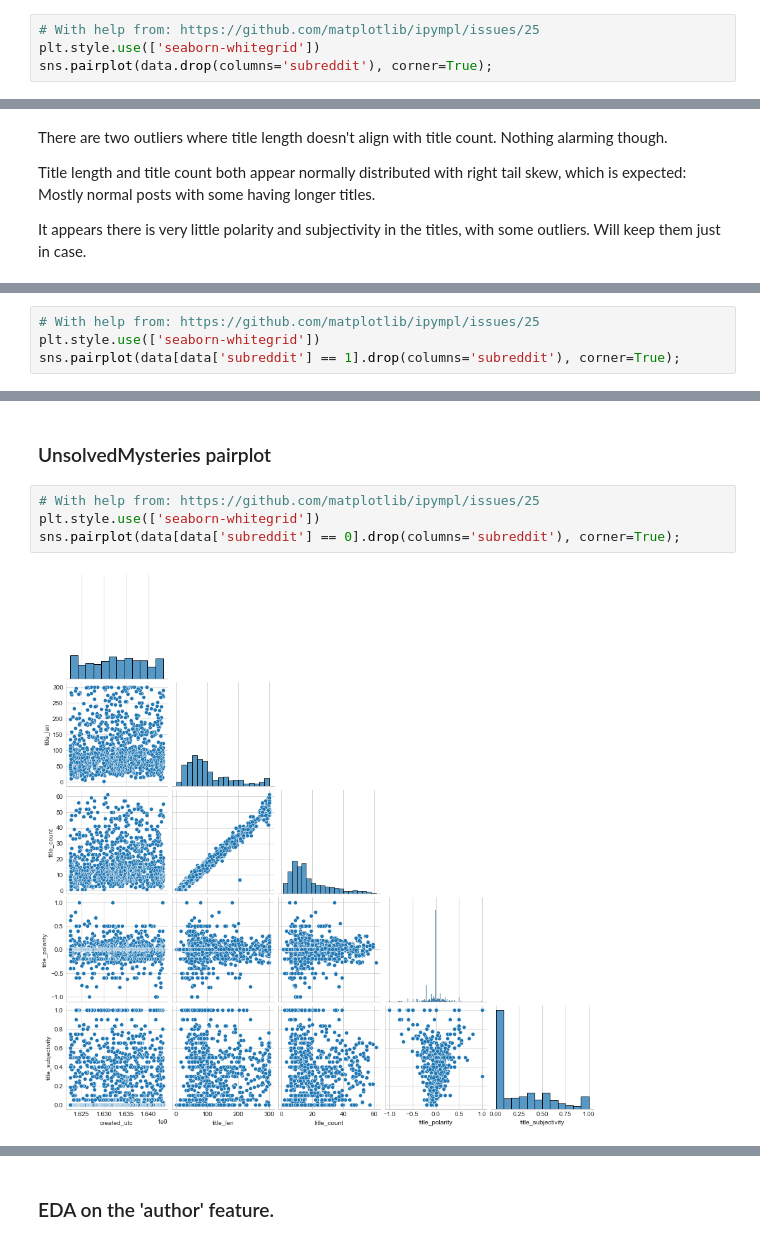
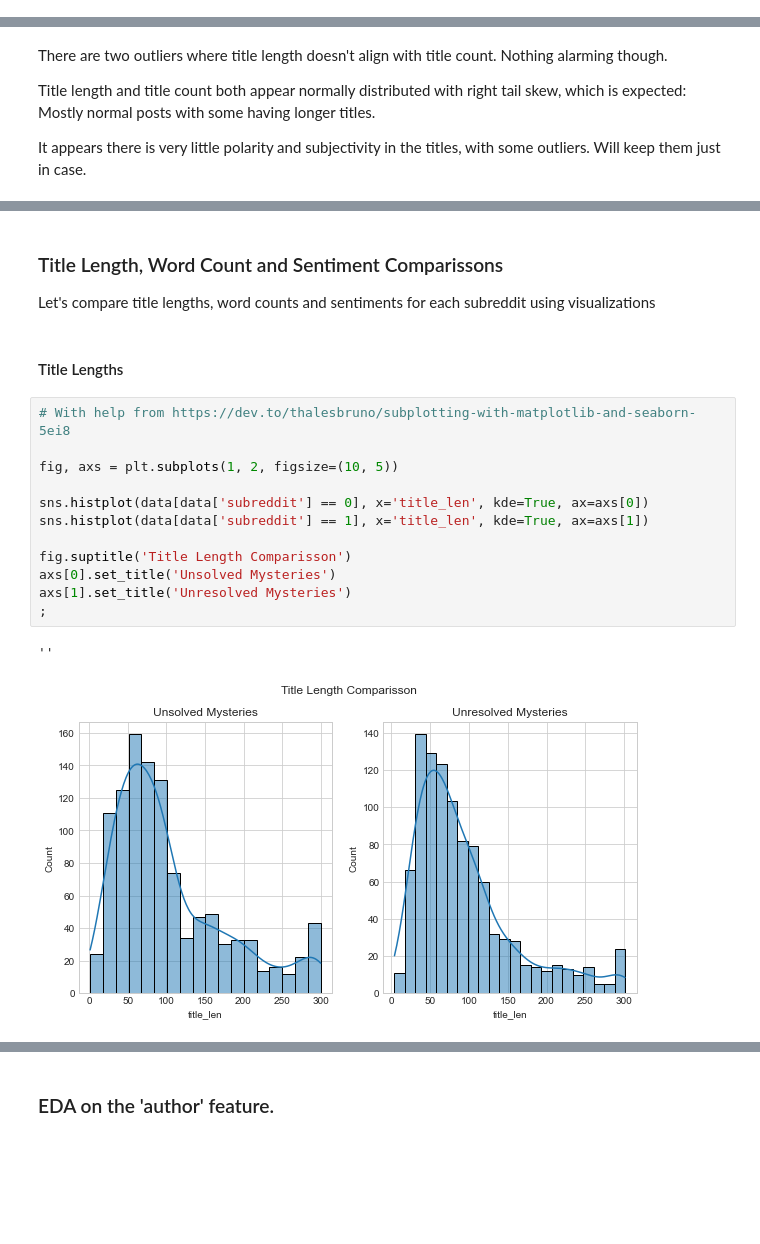
Before and after one commit to pezpet/general-assembly, a Jupyter notebook: projects/project-3-andres/code/02-cleaning-eda-model.ipynb, the cells around one changed output, grey strips where cells are left out. Saved outputs shown, nothing was run; the diff lists cells and outputs as text; blank space fills up the shorter version.

Commit message:
Almost finished with coding. Save plots for presentation, finish README and try to get coeficients from best estimators

```diff
--- a/projects/project-3-andres/code/02-cleaning-eda-model.ipynb
+++ b/projects/project-3-andres/code/02-cleaning-eda-model.ipynb
@@ -129,7 +129,3 @@ data.head(2)
 | 1 | Once_a_TQ | 1643227462 | 0 | Search continues for retired Cape... | 67 | 10 | -0.1 | 0.025 |
 # %% [markdown]
 ### Full data pairplot
-# %%
-# With help from: https://github.com/matplotlib/ipympl/issues/25
-plt.style.use(['seaborn-whitegrid'])
-sns.pairplot(data.drop(columns='subreddit'), corner=True);
@@ -149,4 +143,0 @@ Let's run two more pairplots, one for each subreddit.
-# %%
-# With help from: https://github.com/matplotlib/ipympl/issues/25
-plt.style.use(['seaborn-whitegrid'])
-sns.pairplot(data[data['subreddit'] == 1].drop(columns='subreddit'), corner=True);
@@ -155,8 +144,20 @@ sns.pairplot(data[data['subreddit'] == 1].drop(columns='subreddit'), corner=True
-# %% [markdown]
-### UnsolvedMysteries pairplot
-# %%
-# With help from: https://github.com/matplotlib/ipympl/issues/25
-plt.style.use(['seaborn-whitegrid'])
-sns.pairplot(data[data['subreddit'] == 0].drop(columns='subreddit'), corner=True);
-# %% [output]
-[figure, removed]
+# %% [markdown]
+### Title Length, Word Count and Sentiment Comparissons
+Let's compare title lengths, word counts and sentiments for each subreddit using visualizations
+# %% [markdown]
+#### Title Lengths
+# %%
+# With help from https://dev.to/thalesbruno/subplotting-with-matplotlib-and-seaborn-5ei8
+
+fig, axs = plt.subplots(1, 2, figsize=(10, 5))
+
+sns.histplot(data[data['subreddit'] == 0], x='title_len', kde=True, ax=axs[0])
+sns.histplot(data[data['subreddit'] == 1], x='title_len', kde=True, ax=axs[1])
+
+fig.suptitle('Title Length Comparisson')
+axs[0].set_title('Unsolved Mysteries')
+axs[1].set_title('Unresolved Mysteries')
+;
+# %% [output]
+''
+[figure, added]
```
Also changed, not shown: parts of 51 cells of this notebook.
